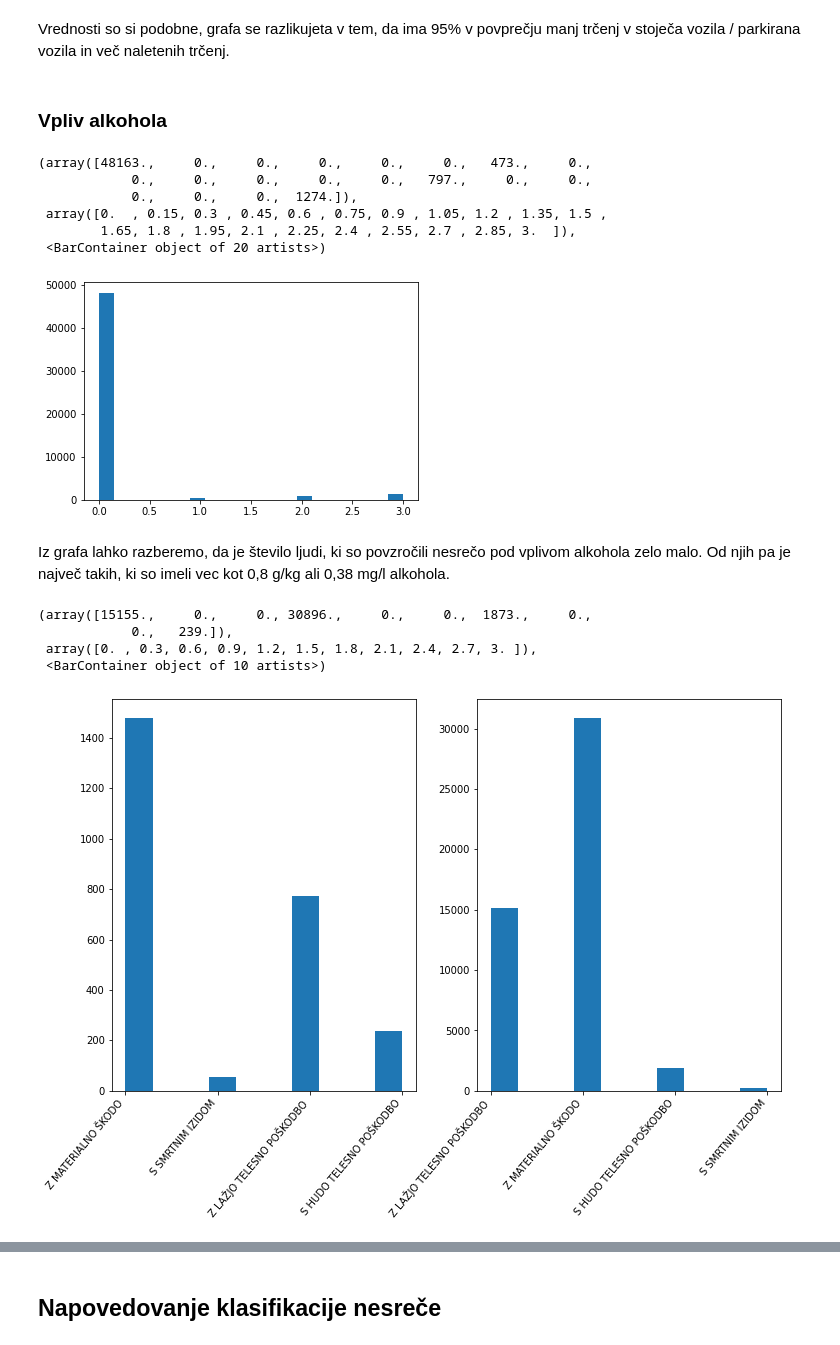
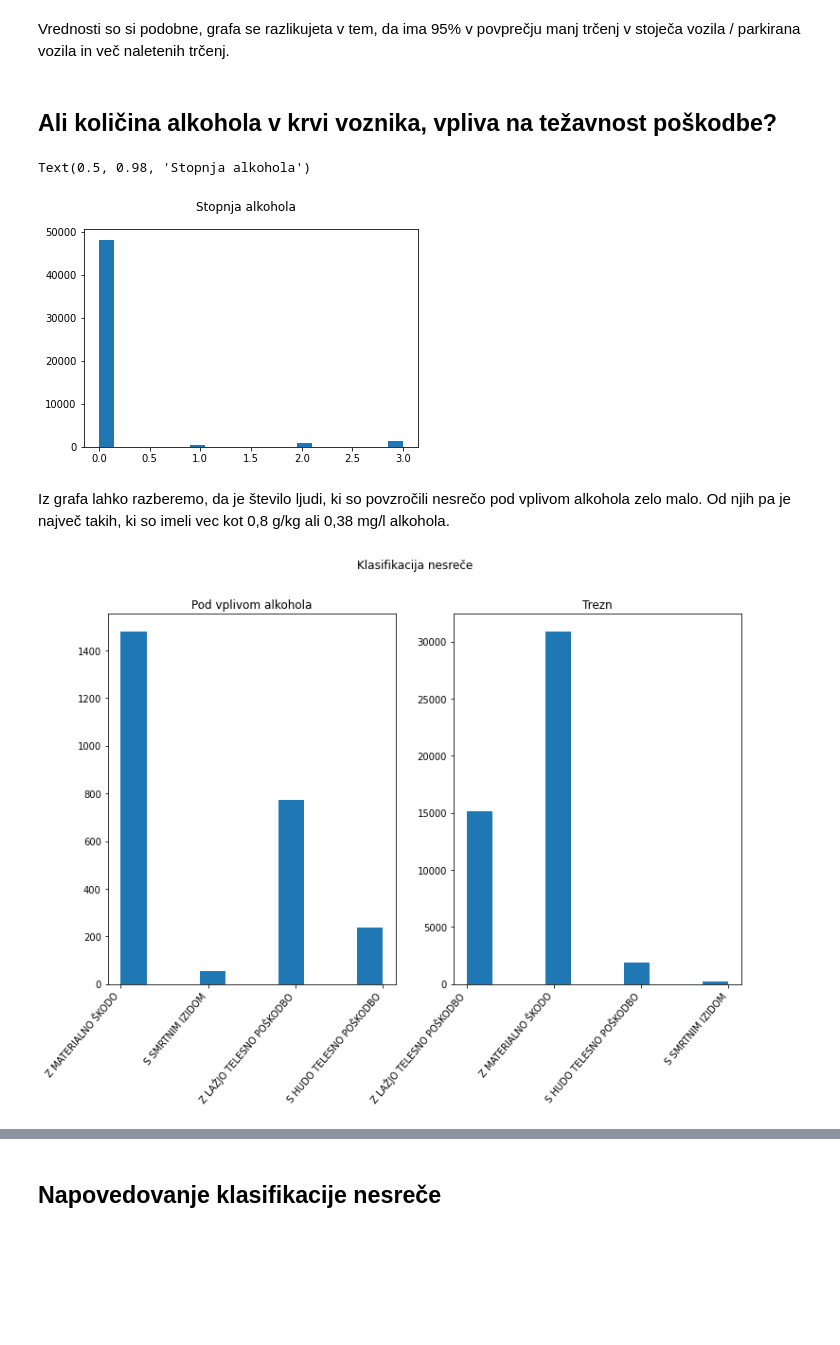
Before and after one commit to matej2000/PR21MV, a Jupyter notebook: main.ipynb, the cells around one changed output, grey strips where cells are left out. Cells and saved outputs as stored; diff of their text form; code cells hidden in the pictures; blank space fills up the shorter version.

Commit message:
Alkohol (opisi).

```diff
--- a/main.ipynb
+++ b/main.ipynb
@@ -522,18 +522,14 @@ axs[1].title.set_text("Vsi")
 [figure]
 # %% [markdown]
 Vrednosti so si podobne, grafa se razlikujeta v tem, da ima 95% v povprečju manj trčenj v stoječa vozila / parkirana vozila in več naletenih trčenj.
-# %% [markdown]
-### Vpliv alkohola
+# %% [markdown]
+## Ali količina alkohola v krvi voznika, vpliva na težavnost poškodbe?
 # %%
 plt.hist(data["stopnjaAlkohola"], bins=20)
+plt.suptitle("Stopnja alkohola")
 # %% [output]
-(array([48163.,     0.,     0.,     0.,     0.,     0.,   473.,     0.,
-            0.,     0.,     0.,     0.,     0.,   797.,     0.,     0.,
-            0.,     0.,     0.,  1274.]),
- array([0.  , 0.15, 0.3 , 0.45, 0.6 , 0.75, 0.9 , 1.05, 1.2 , 1.35, 1.5 ,
-        1.65, 1.8 , 1.95, 2.1 , 2.25, 2.4 , 2.55, 2.7 , 2.85, 3.  ]),
- <BarContainer object of 20 artists>)
+Text(0.5, 0.98, 'Stopnja alkohola')
-[figure, old version]
+[figure, new version]
 # %% [markdown]
 Iz grafa lahko razberemo, da je število ljudi, ki so povzročili nesrečo pod vplivom alkohola zelo malo. Od njih pa je največ takih, ki so imeli vec kot 0,8 g/kg ali 0,38 mg/l alkohola.
 # %%
@@ -541,11 +537,10 @@ fig, axs = plt.subplots(1,2)
 fig.set_figwidth(12)
 fig.set_figheight(8)
 fig.autofmt_xdate(rotation=50)
+fig.suptitle("Klasifikacija nesreče")
 axs[0].hist(data[data["stopnjaAlkohola"] > 0]["KlasifikacijaNesrece"])
+axs[0].title.set_text("Pod vplivom alkohola")
 axs[1].hist(data[data["stopnjaAlkohola"] == 0]["KlasifikacijaNesrece"])
+axs[1].title.set_text("Trezn")
 # %% [output]
-(array([15155.,     0.,     0., 30896.,     0.,     0.,  1873.,     0.,
-            0.,   239.]),
- array([0. , 0.3, 0.6, 0.9, 1.2, 1.5, 1.8, 2.1, 2.4, 2.7, 3. ]),
- <BarContainer object of 10 artists>)
-[figure, old version]
+[figure, new version]
```
Also changed, not shown: parts of 6 cells of this notebook.
